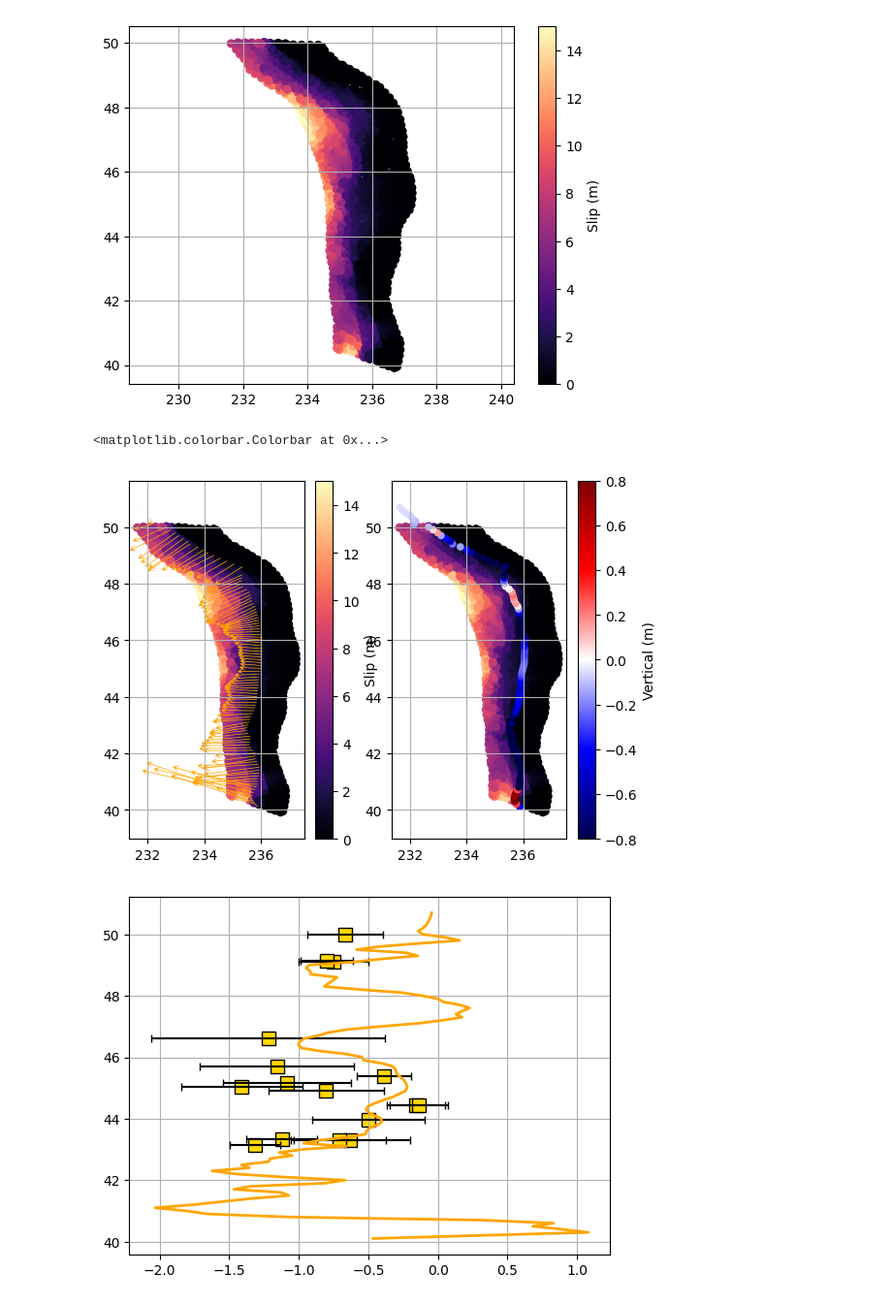
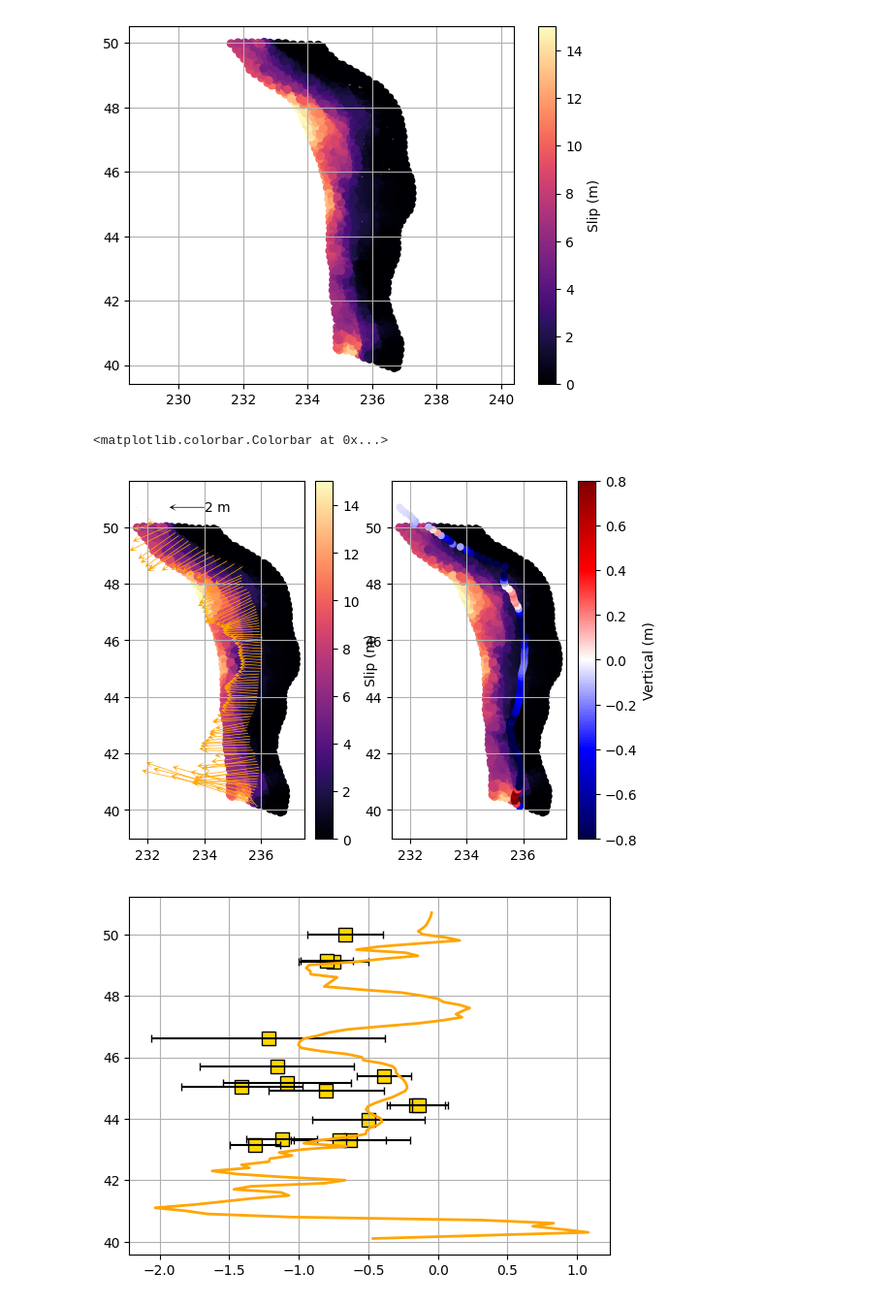
Before and after one commit to cascadiaquakes/cores2code, a Jupyter notebook: notebooks/9_putting_it_together_1.ipynb, the cells around one changed output. Shown at 97% size. Drawn from its saved outputs; the diff is of its cells as text; code cells hidden in the pictures.

Commit message:
Small tweaks to horizontal deformation plot

```diff
--- a/notebooks/9_putting_it_together_1.ipynb
+++ b/notebooks/9_putting_it_together_1.ipynb
@@ -39,34 +39,38 @@ plt.grid(which='both')
 
 deformation = np.genfromtxt(deformation_path)
 
 #too many, decimate
 deformation = deformation[::10, :]
 
 plt.figure()
 
 plt.subplot(121)
 
 plt.scatter(rupt[:, 1], rupt[:, 2], c=rupt[:, 9], cmap='magma', s=30)
 plt.colorbar(label='Slip (m)')
 plt.axis('equal')
 plt.grid(which='both')
 
 # plt.scatter(deformation[:, 1], deformation[:, 2], marker='^',facecolor='blue', edgecolor='w', s=20,lw=0.1)
+# Add a horizontal arrow as a scale at lat = 50.7 with length 1
+plt.quiver(234, 50.7, -2, 0, color='k', scale=10, width=0.004, headlength=10, headwidth=10, zorder=10)
+plt.text(234, 50.7, '2 m', color='k', va='center', fontsize=10)
+
 plt.quiver(deformation[:, 1], deformation[:, 2], deformation[:, 4], deformation[:, 3],
            color='orange', scale=10, width=0.004, headlength=10, headwidth=10)
 
 
 plt.subplot(122)
 
 plt.scatter(rupt[:, 1], rupt[:, 2], c=rupt[:, 9], cmap='magma', s=30)
 
 plt.axis('equal')
 plt.grid(which='both')
 plt.scatter(deformation[:, 1], deformation[:, 2],c=deformation[:, 5], cmap='seismic', s=20,vmin=-0.8,vmax=0.8)
 plt.colorbar(label='Vertical (m)')
 # %% [output]
 <matplotlib.colorbar.Colorbar at 0x...>
-[figure, old version]
+[figure, new version]
 # %%
 #Ok now let's compare tot he paleoseismology
 
```
